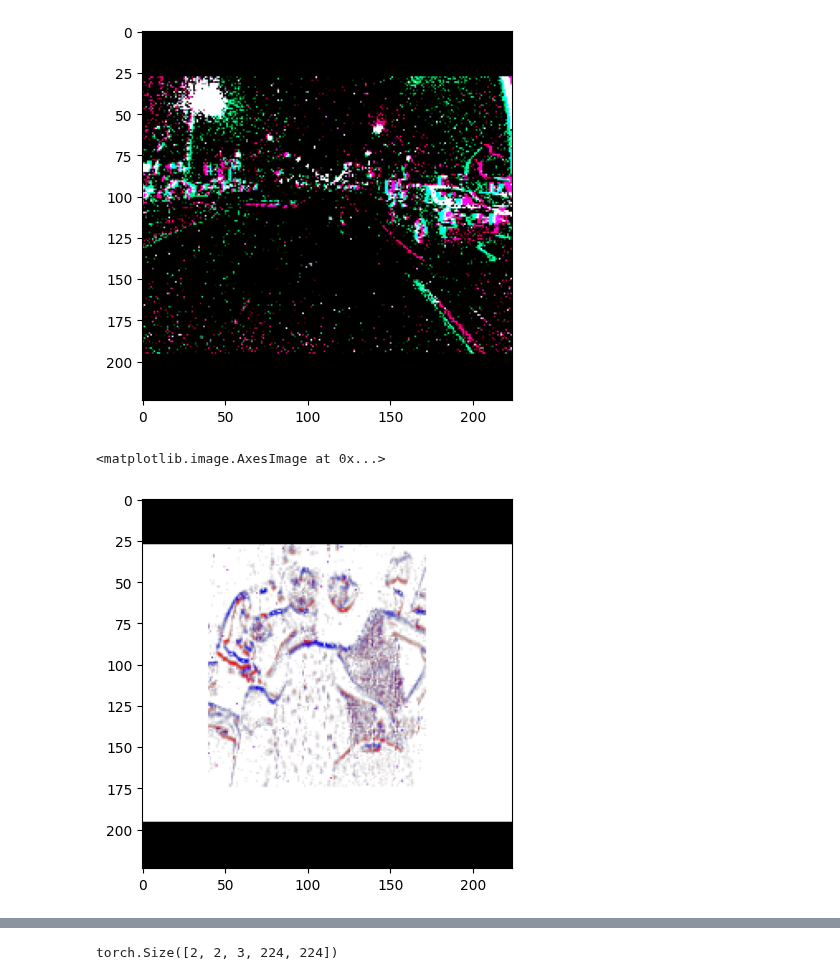
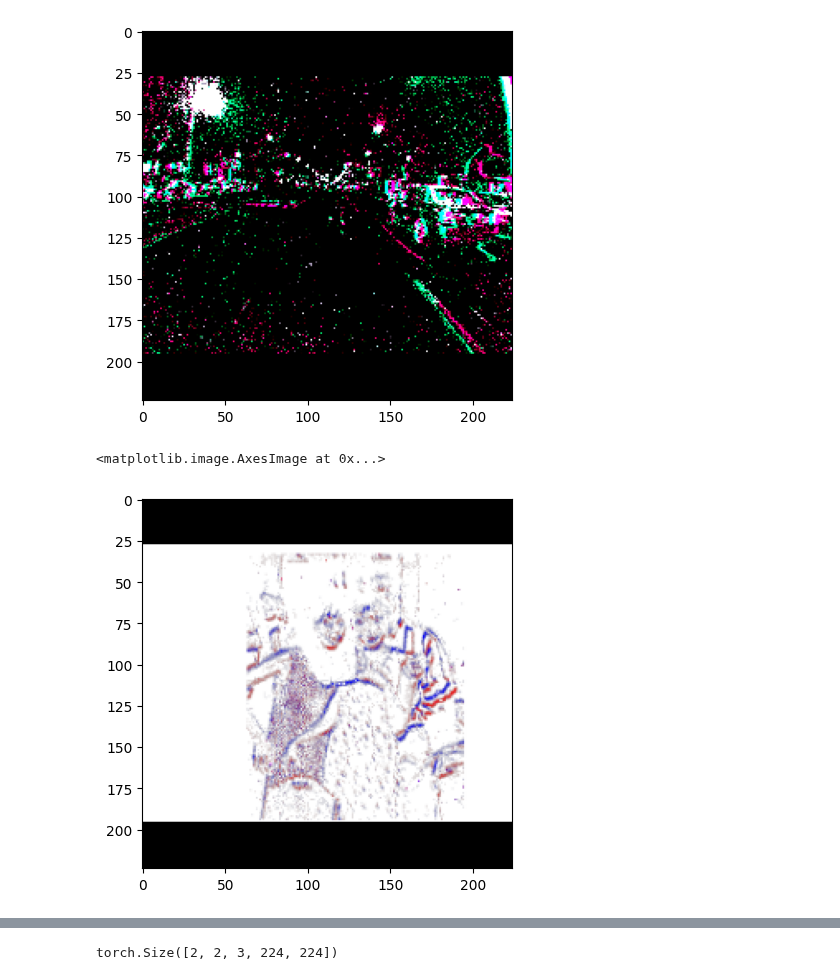
Before and after one commit to ucsd-hdsi-dvs/Events-ImageBind, a Jupyter notebook: test.ipynb, the cells around one changed output, grey strips where cells are left out. Drawn from its saved outputs; the diff is of its cells as text; code cells hidden in the pictures.

```diff
--- a/test.ipynb
+++ b/test.ipynb
@@ -743,10 +743,10 @@ dataset=Event2ImageDataset(event_dataset=dataset,transforms=frame_normalize,quan
         ))
 # %%
 import matplotlib.pyplot as plt
-plt.imshow(dataset[0]['img'][:,0,:,:].permute(1,2,0))
+plt.imshow(dataset[0]['img'][0].permute(1,2,0))
 # %% [output]
 <matplotlib.image.AxesImage at 0x...>
-[figure, old version]
+[figure, new version]
 # %%
 dataset[0]['img'].shape
 # %% [output]
```
Also changed, not shown: parts of 3 cells of this notebook, 2 other files.
